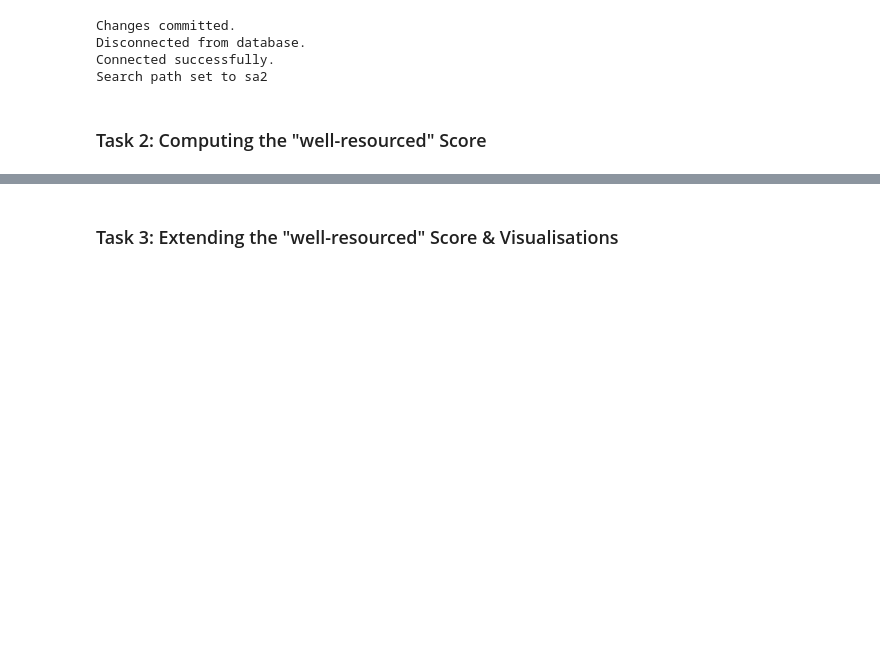
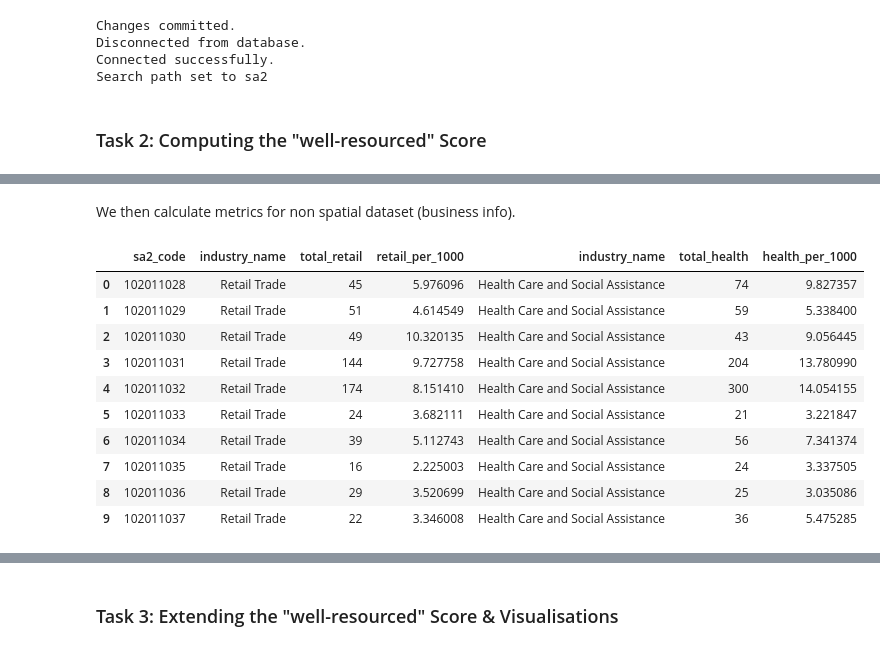
Before and after one commit to FixItChris/DATA2901, a Jupyter notebook: Report.ipynb, the cells around one changed output, grey strips where cells are left out. Drawn from its saved outputs; the diff is of its cells as text; code cells hidden in the pictures; blank space fills up the shorter version.

```diff
--- a/Report.ipynb
+++ b/Report.ipynb
@@ -764,0 +750,44 @@ LIMIT 10;
+# %% [markdown]
+We then calculate metrics for non spatial dataset (business info).
+# %%
+sql="""
+CREATE OR REPLACE VIEW retail_agg AS
+SELECT
+    sa2_code,
+    industry_name,
+    total_businesses as "total_retail",
+    (total_businesses::float/total_people::float) * 1000 as "retail_per_1000"
+FROM
+    non_spat_join
+WHERE
+    industry_code = 'G';
+
+CREATE OR REPLACE VIEW health_agg AS
+SELECT
+    sa2_code,
+    industry_name,
+    total_businesses as "total_health",
+    (total_businesses::float/total_people::float) * 1000 as "health_per_1000"
+FROM
+    non_spat_join
+WHERE
+    industry_code = 'Q';
+
+SELECT *
+FROM retail_agg FULL OUTER JOIN health_agg USING (sa2_code)
+LIMIT 10;
+"""
+
+query(conn, sql)
+# %% [output]
+|  | sa2_code | industry_name | total_retail | retail_per_1000 | industry_name | total_health | health_per_1000 |
+| 0 | 102011028 | Retail Trade | 45 | 5.976096 | Health Care and Social Assistance | 74 | 9.827357 |
+| 1 | 102011029 | Retail Trade | 51 | 4.614549 | Health Care and Social Assistance | 59 | 5.338400 |
+| 2 | 102011030 | Retail Trade | 49 | 10.320135 | Health Care and Social Assistance | 43 | 9.056445 |
+| 3 | 102011031 | Retail Trade | 144 | 9.727758 | Health Care and Social Assistance | 204 | 13.780990 |
+| 4 | 102011032 | Retail Trade | 174 | 8.151410 | Health Care and Social Assistance | 300 | 14.054155 |
+| 5 | 102011033 | Retail Trade | 24 | 3.682111 | Health Care and Social Assistance | 21 | 3.221847 |
+| 6 | 102011034 | Retail Trade | 39 | 5.112743 | Health Care and Social Assistance | 56 | 7.341374 |
+| 7 | 102011035 | Retail Trade | 16 | 2.225003 | Health Care and Social Assistance | 24 | 3.337505 |
+| 8 | 102011036 | Retail Trade | 29 | 3.520699 | Health Care and Social Assistance | 25 | 3.035086 |
+| 9 | 102011037 | Retail Trade | 22 | 3.346008 | Health Care and Social Assistance | 36 | 5.475285 |
```
Also changed, not shown: parts of 23 cells of this notebook.
